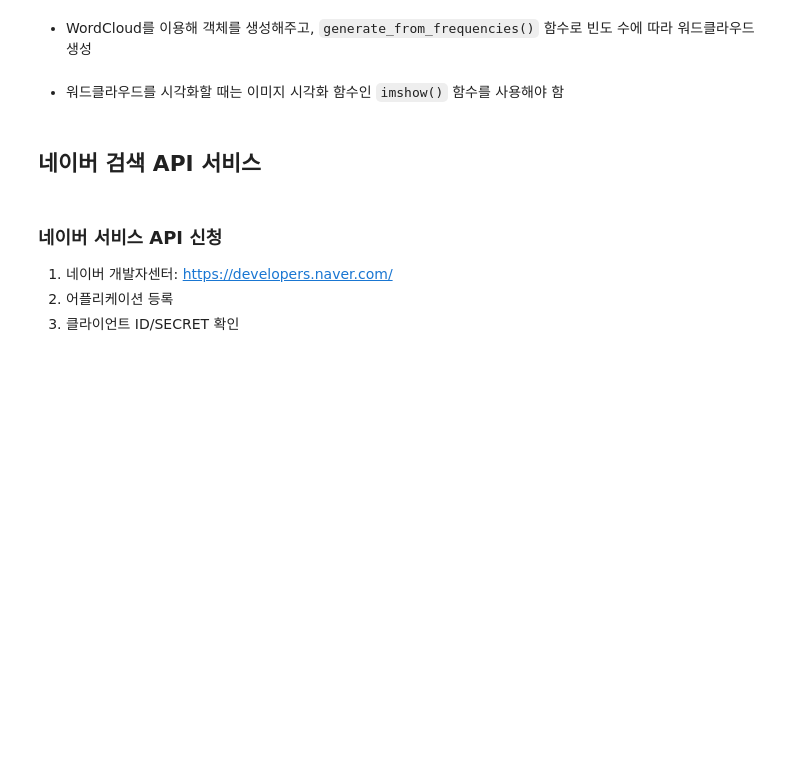
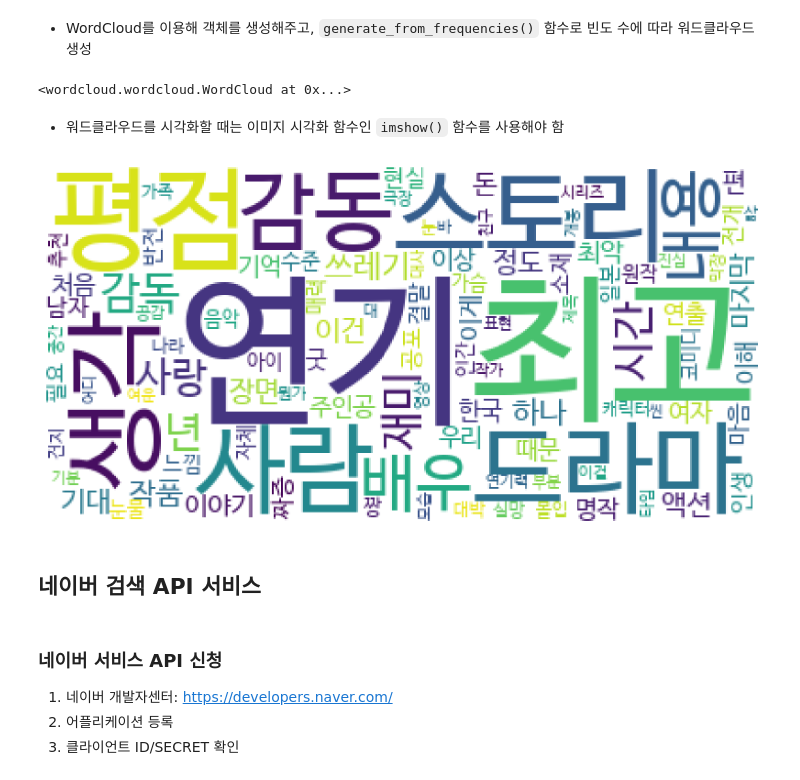
Before and after one commit to jisy2718/DL, a Jupyter notebook: NLP/이수안컴퓨터연구소_자연어2022/_2_텍스트_수집_및_키워드_분석.ipynb, the cells around one changed output. Saved outputs shown, nothing was run; the diff lists cells and outputs as text; code cells hidden in the pictures; blank space fills up the shorter version.

```diff
--- a/NLP/이수안컴퓨터연구소_자연어2022/_2_텍스트_수집_및_키워드_분석.ipynb
+++ b/NLP/이수안컴퓨터연구소_자연어2022/_2_텍스트_수집_및_키워드_분석.ipynb
@@ -84,8 +238,23 @@ mpl.font_manager._rebuild()
 # %% [markdown]
 * WordCloud를 이용해 객체를 생성해주고,
 `generate_from_frequencies()` 함수로 빈도 수에 따라 워드클라우드 생성
+# %%
+from wordcloud import WordCloud
+
+wc = WordCloud(background_color='white', font_path='./font/NanumBarunGothic.ttf')
+wc.generate_from_frequencies(top_reviews_nouns)
+# %% [output]
+<wordcloud.wordcloud.WordCloud at 0x...>
 # %% [markdown]
 * 워드클라우드를 시각화할 때는 이미지 시각화 함수인 `imshow()` 함수를 사용해야 함
+# %%
+figure = plt.figure(figsize=(14,14))
+ax = figure.add_subplot(1,1,1)
+ax.axis('off')  # xy축 없애기
+ax.imshow(wc)
+plt.show()
+# %% [output]
+[figure, added]
 # %% [markdown]
 ## 네이버 검색 API 서비스
 # %% [markdown]
```
Also changed, not shown: parts of 36 cells of this notebook.
